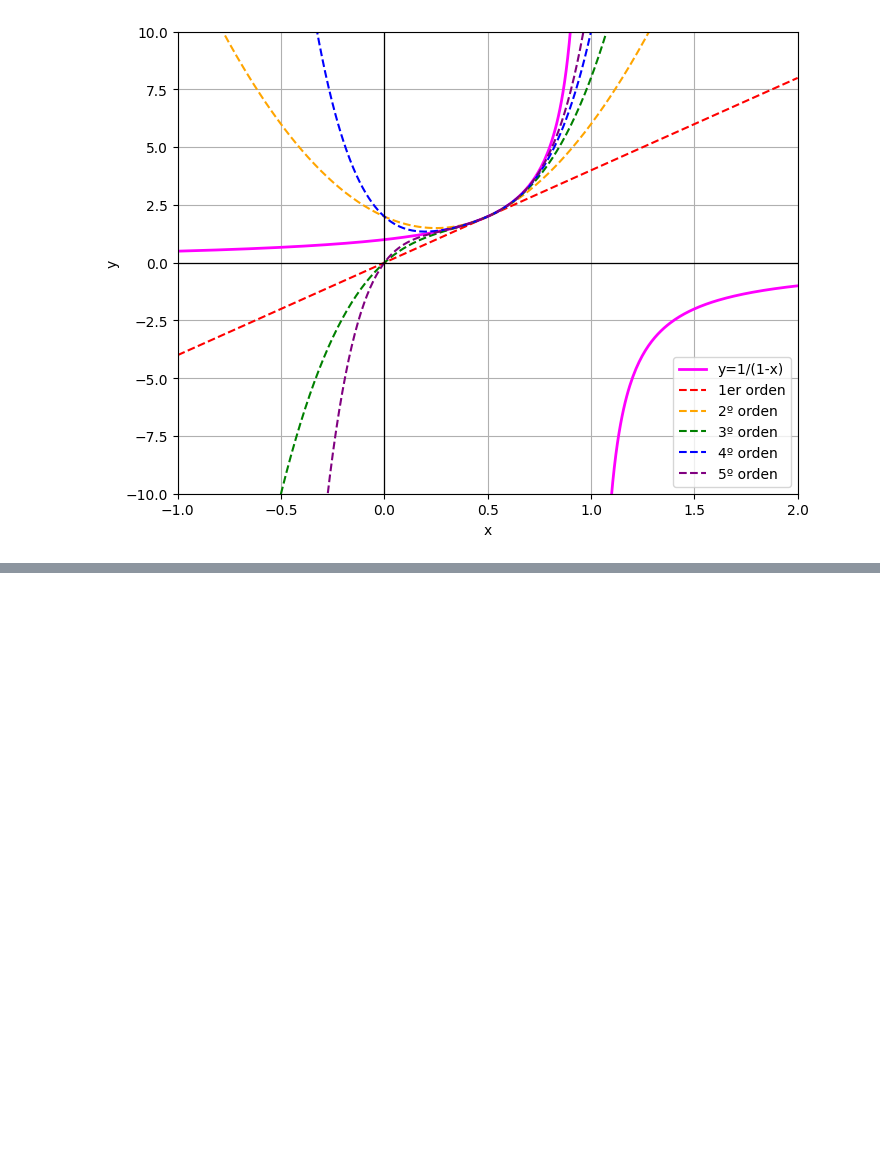
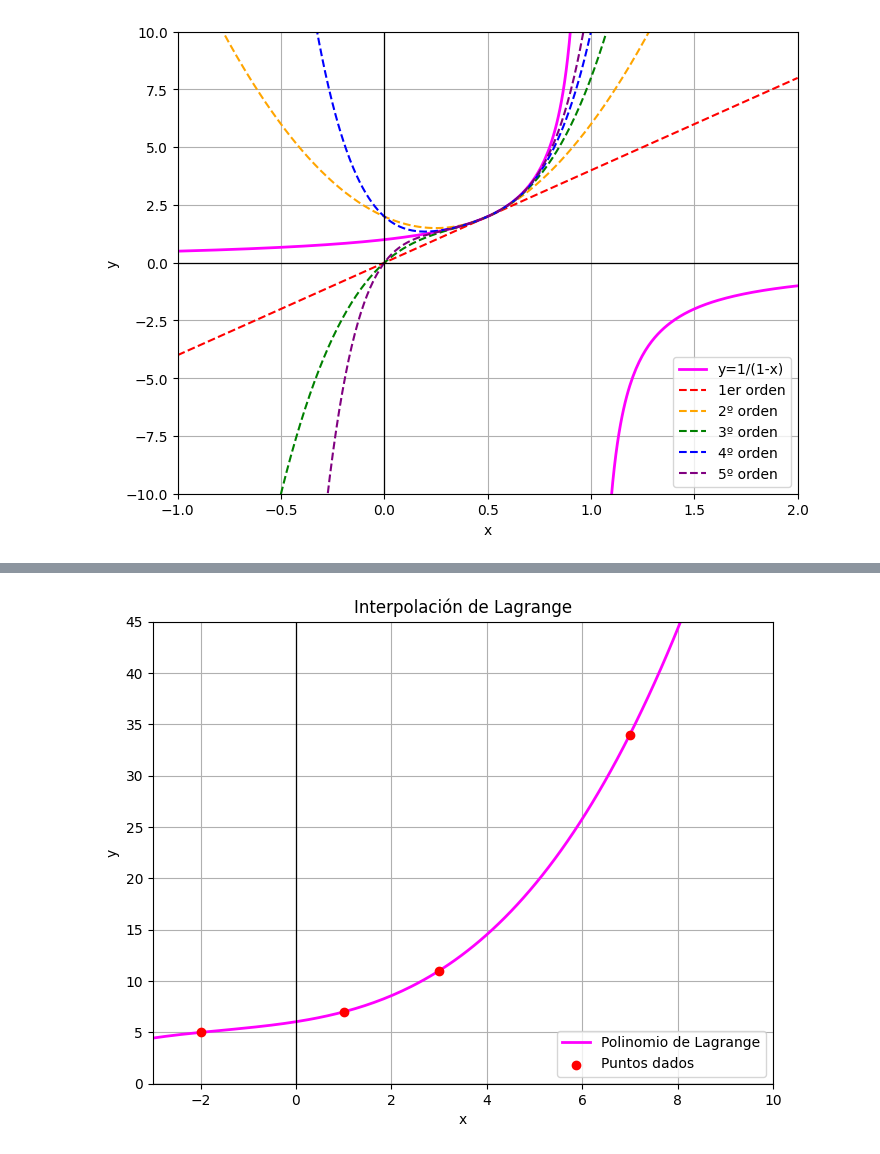
Before and after one commit to IDKHowFoundMe/Taller3, a Jupyter notebook: Taller03.ipynb, the cells around one changed output, grey strips where cells are left out. Cells and saved outputs as stored; diff of their text form; code cells hidden in the pictures; blank space fills up the shorter version.

```diff
--- a/Taller03.ipynb
+++ b/Taller03.ipynb
@@ -179,0 +283,27 @@ plt.show()
+# %%
+import numpy as np
+import matplotlib.pyplot as plt
+import math
+
+x = np.linspace(-3, 10, 200)
+
+f= (43/1080)*x**3 + (101/540)*x**2 + (793/1080)*x + (1087/180)
+xp = [-2, 1, 3,7]
+yp = [5,7,11,34]
+
+plt.figure(figsize=(8,6))
+plt.plot(x, f, label='Polinomio de Lagrange', color='#FF00FF', linewidth=2)
+plt.scatter(xp, yp, color='red', label='Puntos dados', zorder=5)
+
+plt.axvline(0, color='black', linewidth=0.9)
+plt.axhline(0, color='black', linewidth=0.9)
+plt.xlabel('x')
+plt.ylabel('y')
+plt.xlim(-3, 10)
+plt.ylim(0, 45)
+plt.legend()
+plt.grid(True)
+plt.title('Interpolación de Lagrange')
+plt.show()
+# %% [output]
+[figure, added]
```
Also changed, not shown: parts of 6 cells of this notebook.
